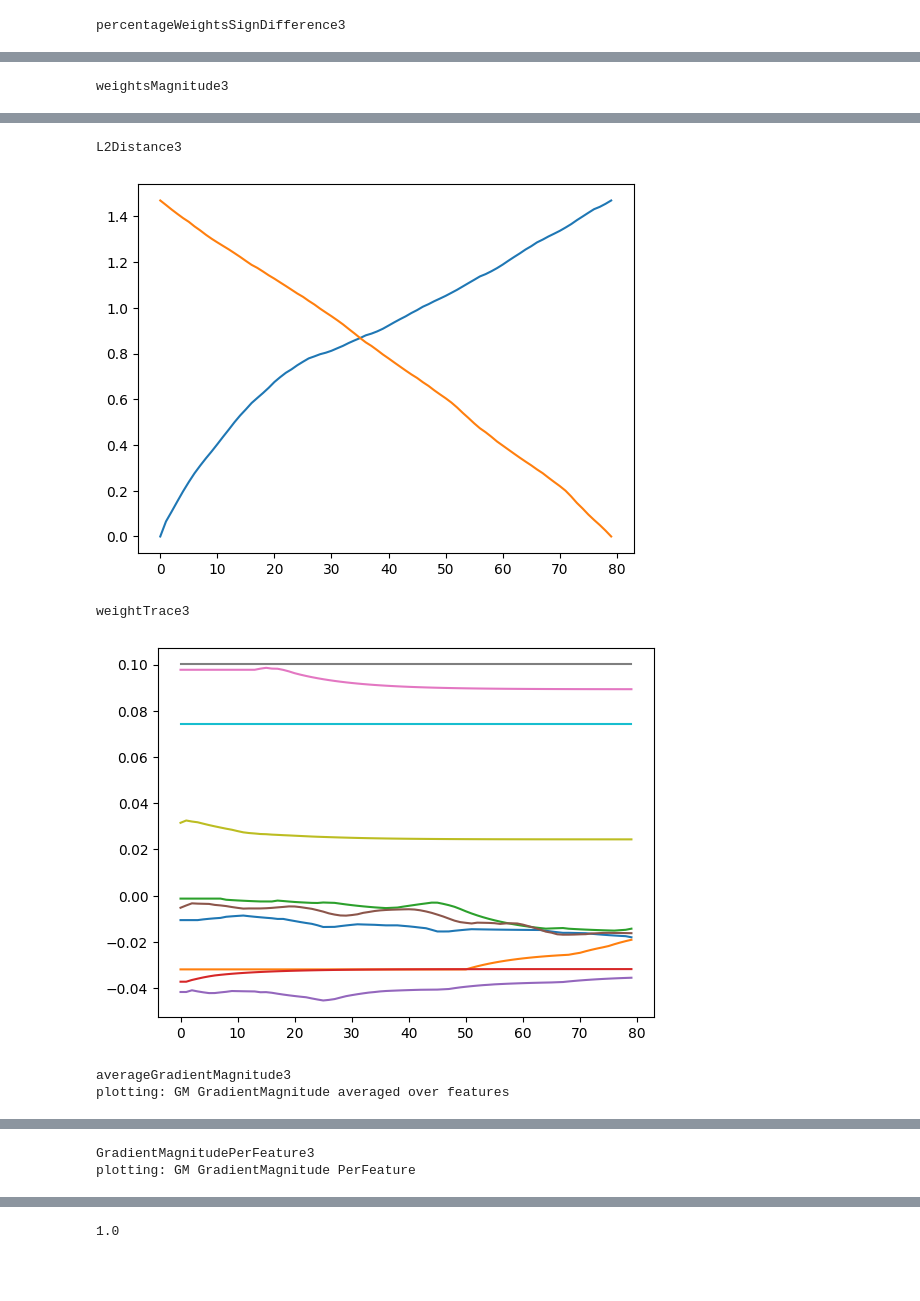
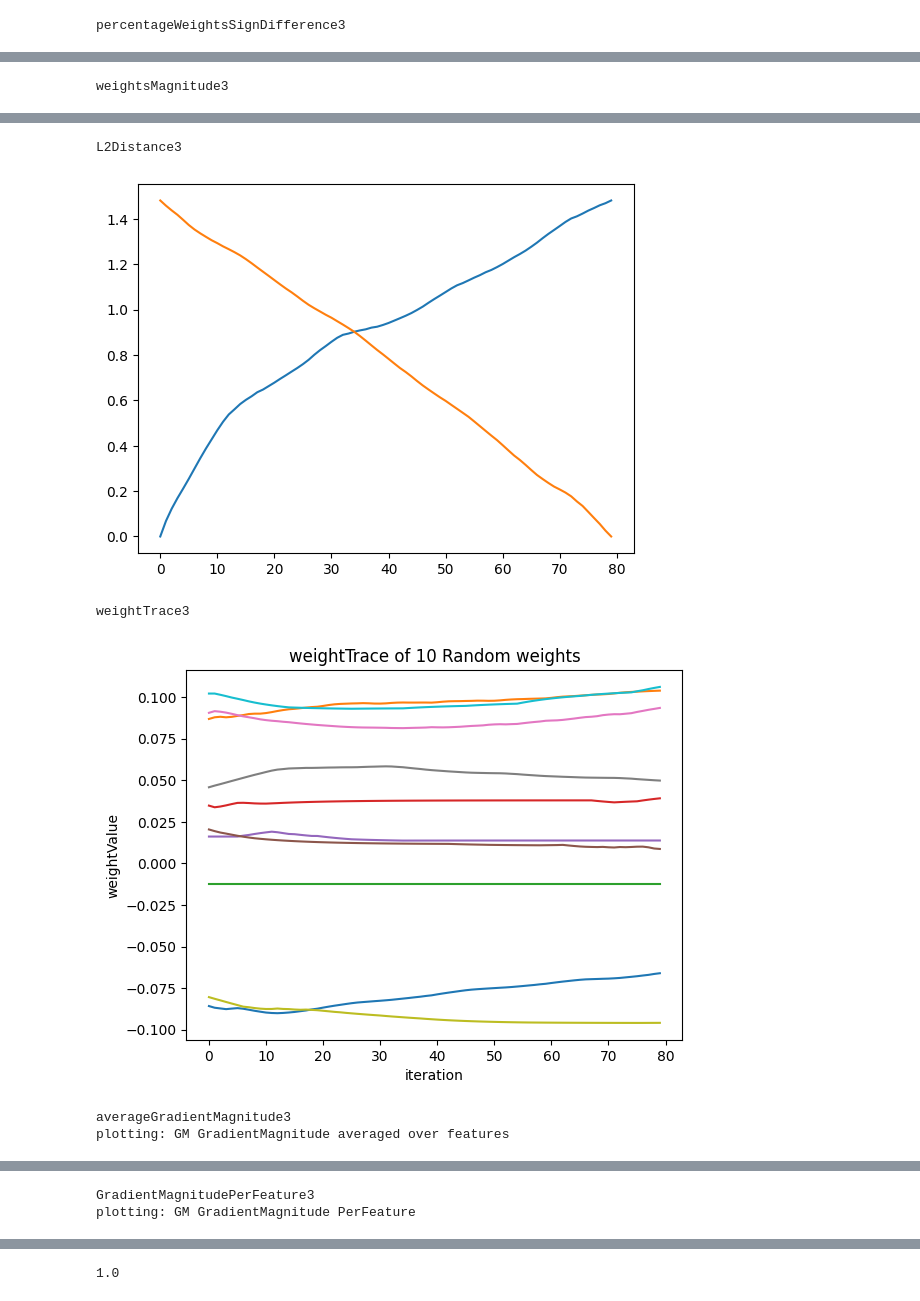
Before and after one commit to VellaRo/Bachelor, a Jupyter notebook: MYCEGA_w_gradientsTABULAR copy.ipynb, the cells around one changed output, grey strips where cells are left out. Saved outputs shown, nothing was run; the diff lists cells and outputs as text; code cells hidden in the pictures; blank space fills up the shorter version.

```diff
--- a/MYCEGA_w_gradientsTABULAR copy.ipynb
+++ b/MYCEGA_w_gradientsTABULAR copy.ipynb
@@ -21,7 +21,7 @@ with seedObject:
     test_size = 0.2 # is going to be split again in eval and test
     device = "cuda:0" if torch.cuda.is_available() else "cpu"
     #dirPath = "/home/rosario/explainable/Bachelor/"# root
-    dirPath= "/home/rosario/explainable/test/Bachelor/"
+    dirPath= "./"
 
     modelsDirPath = dirPath+ "Models"
 
@@ -30,7 +30,7 @@ with seedObject:
 
     # load data
 
-    trainloader ,random_indices_train, testloader,random_indices_test,X_train , X_test,  y_train , y_test, inputFeatures, outputFeatures, datasetName, featureNames= dataloader.load_kaggle_diabetes_dataset(batch_size=batch_size , droplist= droplist)
+    trainloader ,random_indices_train, testloader,random_indices_test,X_train , X_test,  y_train , y_test, inputFeatures, outputFeatures, datasetName, featureNames, datasetType= dataloader.load_kaggle_diabetes_dataset(batch_size=batch_size)
     #trainloader ,random_indices_train, testloader,random_indices_test,X_train , X_test,  y_train , y_test, inputFeatures, outputFeatures, datasetName, featureNames= dataloader.BreastCancerUCI(batch_size= batch_size, droplist=droplist, test_size=test_size)
     #trainloader ,random_indices_train, testloader,random_indices_test,X_train , X_test,  y_train , y_test, inputFeatures, outputFeatures, datasetName, featureNames= dataloader.dryBeanUCI(batch_size=batch_size , droplist= droplist)
 
@@ -55,14 +55,14 @@ with seedObject:
     #train.train(trainloader,random_indices_train, testloader,random_indices_test, model, num_epochs, device, y_train, y_test, loss_function, optimizer)
     print(dirPath)
 
-    import eval
+    import evalModel
     import plotResults
     from matplotlib import pyplot as plt
     print("evaluating ...")
     loaderList = [testloader]
     nameList = ["test"]
     yList = [y_test]
-    eval.doALLeval(model, modelsDirPath, dirPath, loaderList, device,optimizer, loss_function, num_epochs, nameList, yList, inputFeatures, random_indices_test)
+    evalModel.doALLeval(model, modelsDirPath, dirPath, loaderList, device,optimizer, loss_function, num_epochs, nameList, yList, inputFeatures, random_indices_test)
     print(dirPath)
     print(modelsDirPath)
 # %% [output]
@@ -86,5 +153,5 @@ test Loss: 0.66
 # %%
-dataPath= dirPath+ "Trainingresults/"
+dataPath= dirPath+ "Results/Trainingresults/"
 print("plotting...")
 import utils
 import numpy as np
@@ -152,6 +219,6 @@ weightsMagnitude3
 L2Distance3
-[figure, old version]
+[figure, new version]
 weightTrace3
-[figure, old version]
+[figure, new version]
 averageGradientMagnitude3
 plotting: GM GradientMagnitude averaged over features
```
Also changed, not shown: parts of 5 cells of this notebook, 18 other files.
